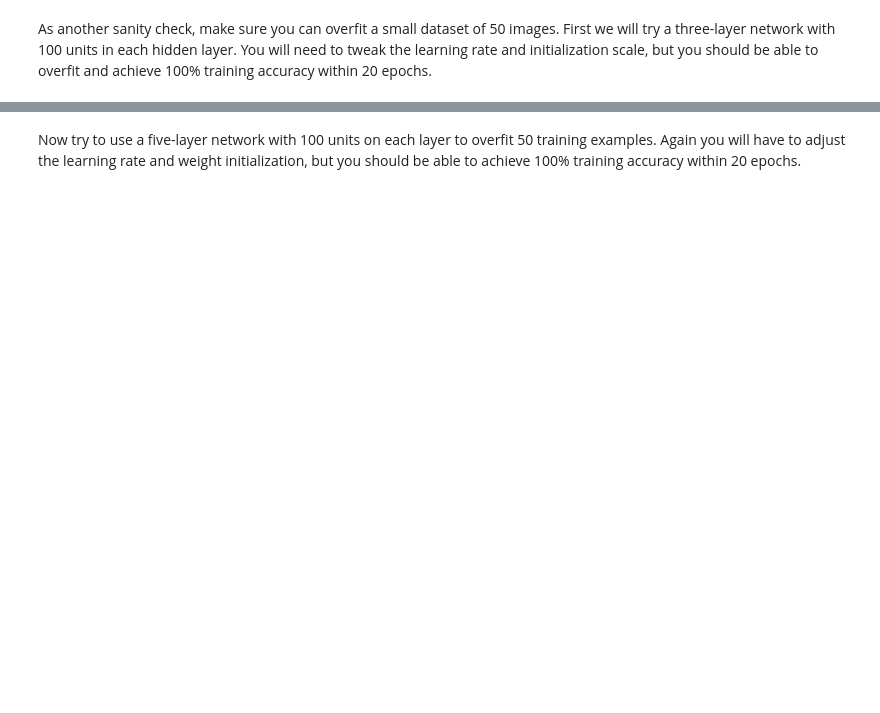
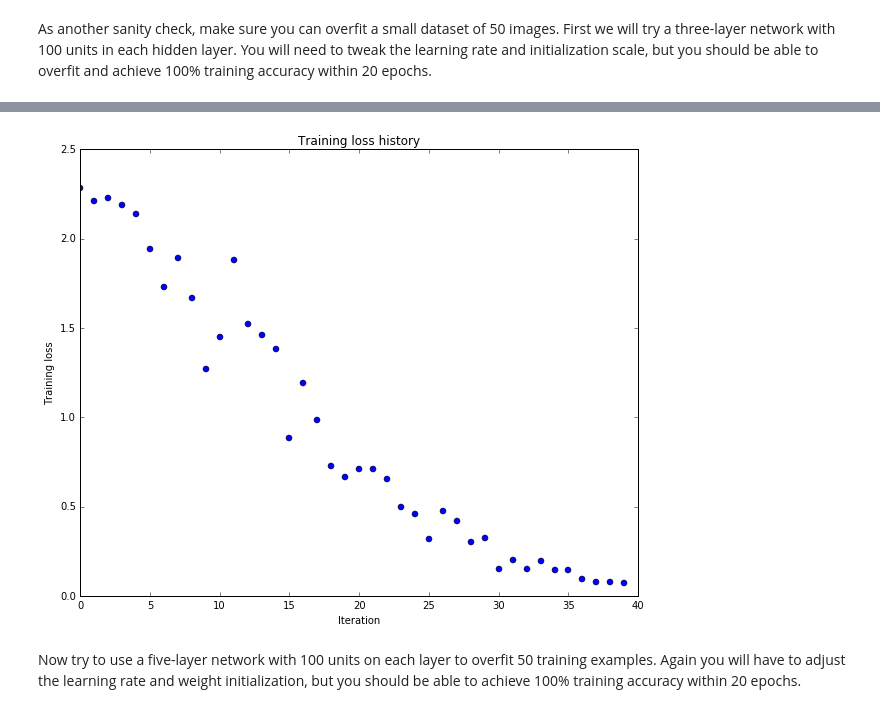
Before and after one commit to JayYangSS/CS231n, a Jupyter notebook: assignment2/FullyConnectedNets.ipynb, the cells around one changed output, grey strips where cells are left out. Drawn from its saved outputs; the diff is of its cells as text; code cells hidden in the pictures; blank space fills up the shorter version.

```diff
--- a/assignment2/FullyConnectedNets.ipynb
+++ b/assignment2/FullyConnectedNets.ipynb
@@ -410,7 +427,7 @@ small_data = {
 }
 
 weight_scale = 1e-2
-learning_rate = 1e-4
+learning_rate = 7e-3 #if this value is large, the convergence speed is high; if this value too large, loss will not converge
 model = FullyConnectedNet([100, 100],
               weight_scale=weight_scale, dtype=np.float64)
 solver = Solver(model, small_data,
@@ -427,3 +444,4 @@ plt.title('Training loss history')
 plt.xlabel('Iteration')
 plt.ylabel('Training loss')
 plt.show()
+# %% [output]
@@ -430,3 +465,4 @@ plt.show()
+[figure, added]
 # %% [markdown]
 Now try to use a five-layer network with 100 units on each layer to overfit 50 training examples. Again you will have to adjust the learning rate and weight initialization, but you should be able to achieve 100% training accuracy within 20 epochs.
 # %%
```
Also changed, not shown: parts of 11 cells of this notebook, 1 other file.
